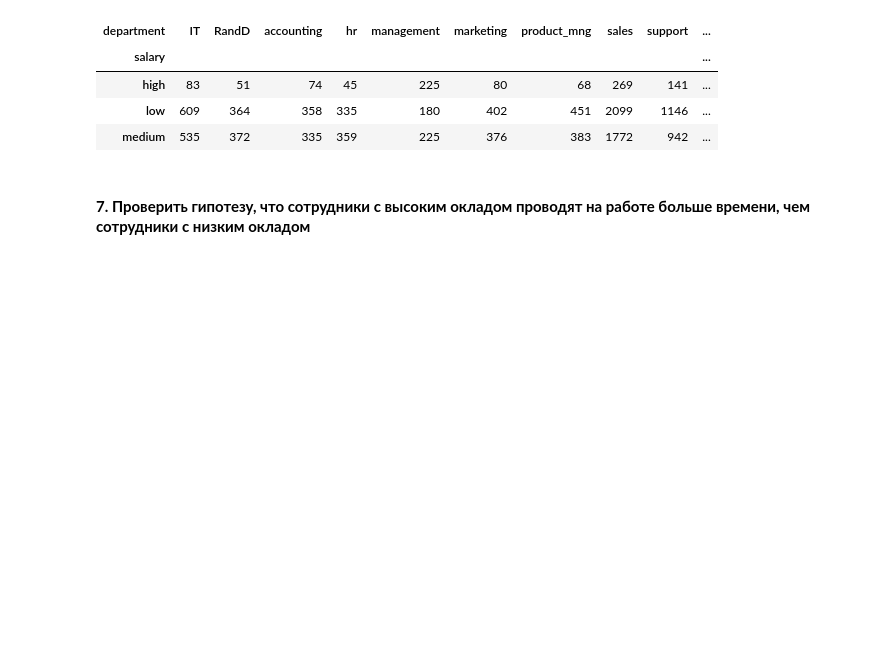
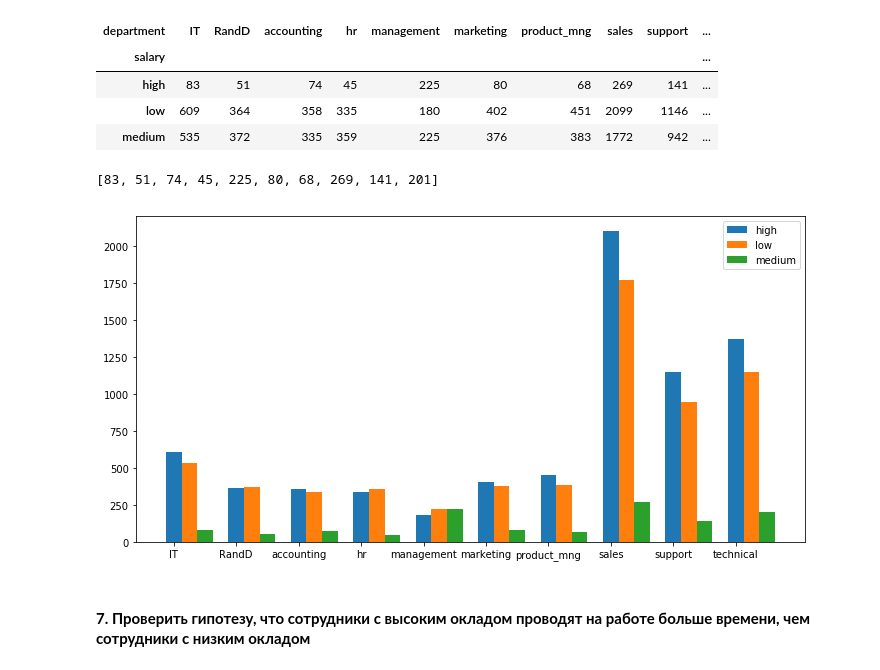
Before and after one commit to KseniyaBoeva/lessons, a Jupyter notebook: Диплом/Итоговая_работа.ipynb, the cells around one changed output. Drawn from its saved outputs; the diff is of its cells as text; code cells hidden in the pictures; blank space fills up the shorter version.

```diff
--- a/Диплом/Итоговая_работа.ipynb
+++ b/Диплом/Итоговая_работа.ipynb
@@ -163,6 +163,38 @@ df_hr_sal_dep
 | high | 83 | 51 | 74 | 45 | 225 | 80 | 68 | 269 | 141 | ... |
 | low | 609 | 364 | 358 | 335 | 180 | 402 | 451 | 2099 | 1146 | ... |
 | medium | 535 | 372 | 335 | 359 | 225 | 376 | 383 | 1772 | 942 | ... |
+# %%
+df_hr_sal_dep.loc["high"].to_list()
+# %% [output]
+[83, 51, 74, 45, 225, 80, 68, 269, 141, 201]
+# %%
+fig, ax = plt.subplots()
+x = list(range(0, 10))
+ax.bar(
+    x,
+    df_hr_sal_dep.loc["low"].to_list(),
+    width=1/4
+)
+ax.bar(
+    list(map(lambda i: i+1/4, x)),
+    df_hr_sal_dep.loc["medium"].to_list(),
+    width=1/4
+)
+ax.bar(
+    list(map(lambda i: i+2/4, x)),
+    df_hr_sal_dep.loc["high"].to_list(),
+    width=1/4
+)
+ax.set_xticklabels(['IT', 'RandD', 'accounting', 'hr', 'management', 'marketing', 'product_mng', 'sales', 'support','technical'])
+plt.xticks(x)
+
+fig.set_figwidth(12)    #  ширина и
+fig.set_figheight(6)    #  высота "Figure"
+
+plt.legend(df_hr_sal_dep.index.to_list(), bbox_to_anchor=(1, 1))
+plt.show()
+# %% [output]
+[figure, added]
 # %% [markdown]
 #### **7. Проверить гипотезу, что сотрудники с высоким окладом проводят на работе больше времени, чем сотрудники с низким окладом**
 # %%
```
Also changed, not shown: parts of 2 cells of this notebook.
